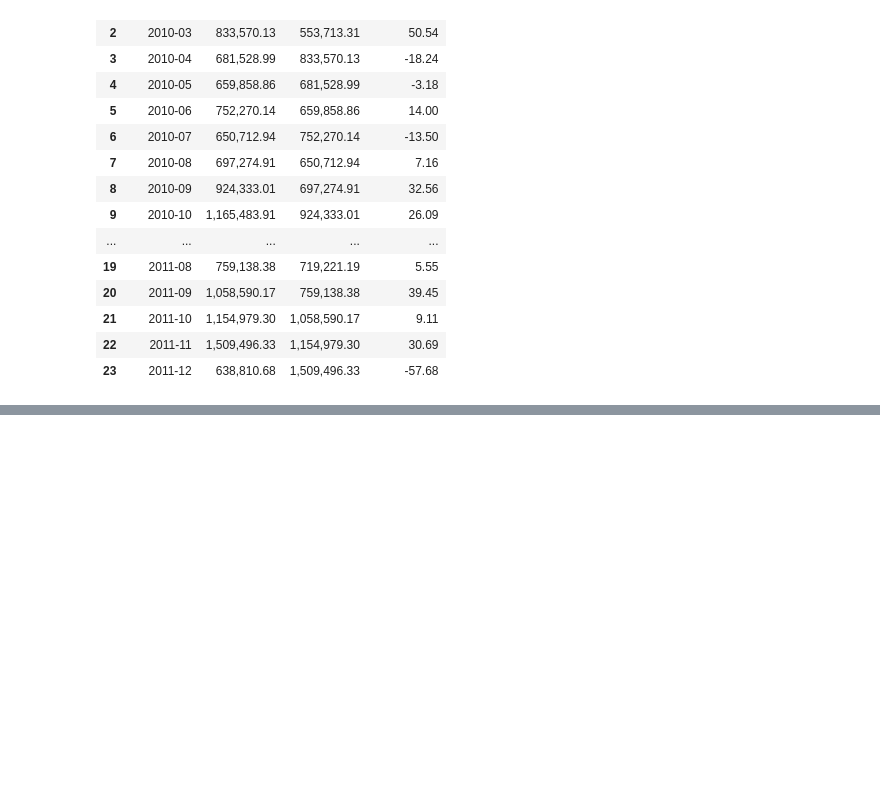
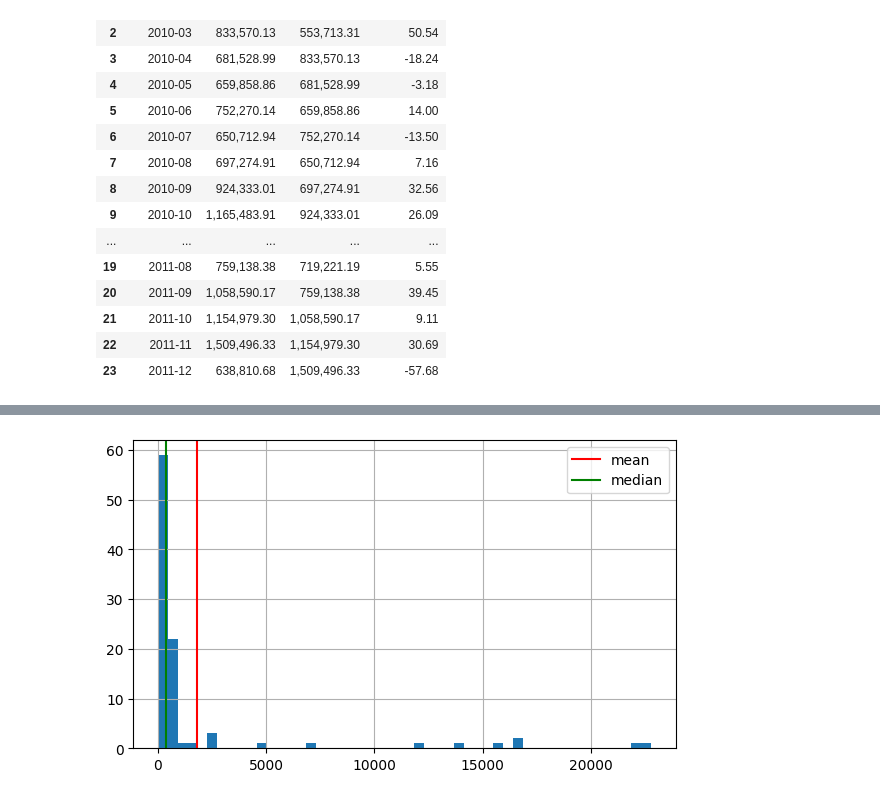
Before and after one commit to z0etar0twh/online-retail-analysis, a Jupyter notebook: online-retail-analysis.ipynb, the cells around one changed output, grey strips where cells are left out. Drawn from its saved outputs; the diff is of its cells as text; code cells hidden in the pictures; blank space fills up the shorter version.

```diff
--- a/online-retail-analysis.ipynb
+++ b/online-retail-analysis.ipynb
@@ -1131,0 +1193,8 @@ WHERE growth_pct IS NOT NULL
+# %%
+df_aussie.hist(bins=50, figsize=(7,4))
+plt.axvline(df_aussie.mean(), color='red', label='mean')
+plt.axvline(df_aussie.median(), color='green', label='median')
+plt.legend()
+plt.show()
+# %% [output]
+[figure, added]
```
Also changed, not shown: parts of 14 cells of this notebook.
